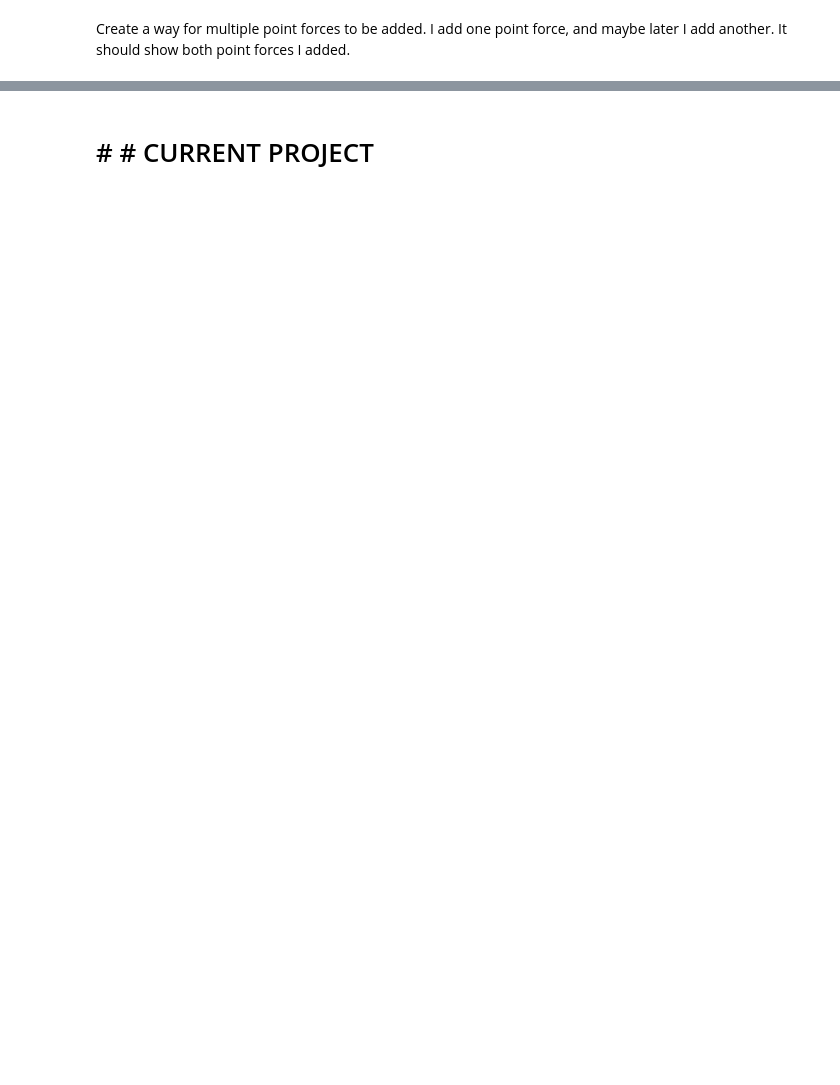
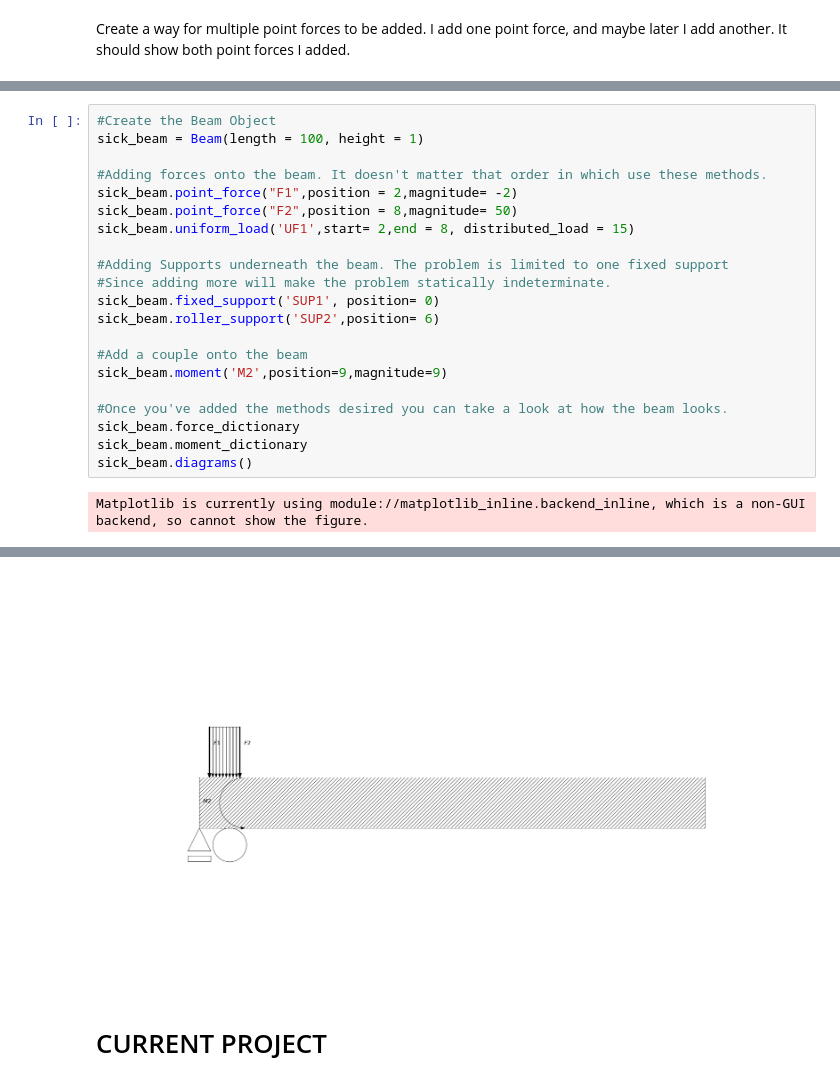
Before and after one commit to johnsont490/Structures-Package, a Jupyter notebook: beam_solver.ipynb, the cells around one changed output, grey strips where cells are left out. Drawn from its saved outputs; the diff is of its cells as text; blank space fills up the shorter version.

```diff
--- a/beam_solver.ipynb
+++ b/beam_solver.ipynb
@@ -516,0 +489,23 @@ Matplotlib is currently using module://matplotlib_inline.backend_inline, which i
+# %%
+#Create the Beam Object
+sick_beam = Beam(length = 100, height = 1)
+
+#Adding forces onto the beam. It doesn't matter that order in which use these methods.
+sick_beam.point_force("F1",position = 2,magnitude= -2)
+sick_beam.point_force("F2",position = 8,magnitude= 50)
+sick_beam.uniform_load('UF1',start= 2,end = 8, distributed_load = 15)
+
+#Adding Supports underneath the beam. The problem is limited to one fixed support
+#Since adding more will make the problem statically indeterminate.
+sick_beam.fixed_support('SUP1', position= 0)
+sick_beam.roller_support('SUP2',position= 6)
+
+#Add a couple onto the beam
+sick_beam.moment('M2',position=9,magnitude=9)
+
+#Once you've added the methods desired you can take a look at how the beam looks.
+sick_beam.force_dictionary
+sick_beam.moment_dictionary
+sick_beam.diagrams()
+# %% [output]
+Matplotlib is currently using module://matplotlib_inline.backend_inline, which is a non-GUI backend, so cannot show the figure.
@@ -517,2 +514,3 @@ Matplotlib is currently using module://matplotlib_inline.backend_inline, which i
+[figure, added]
 # %% [markdown]
-# # # CURRENT PROJECT
+ # CURRENT PROJECT
```
Also changed, not shown: parts of 8 cells of this notebook.
